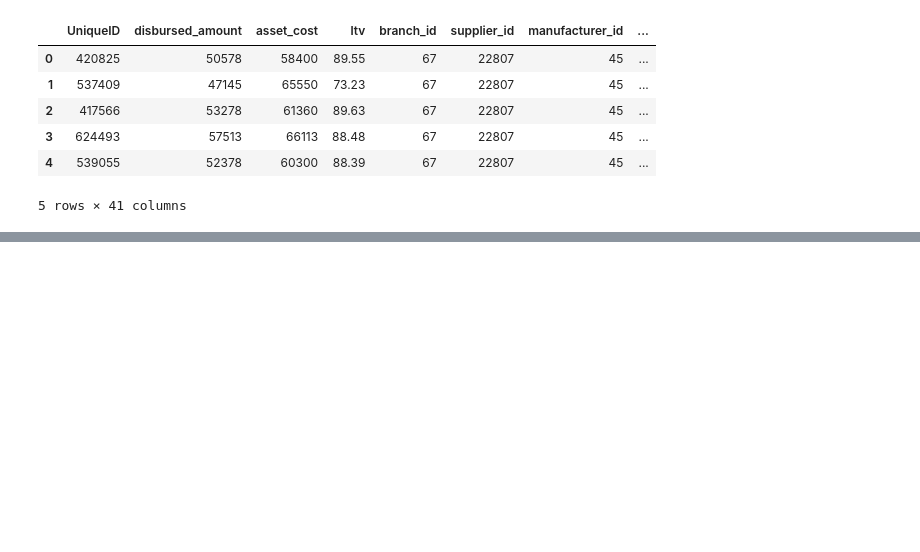
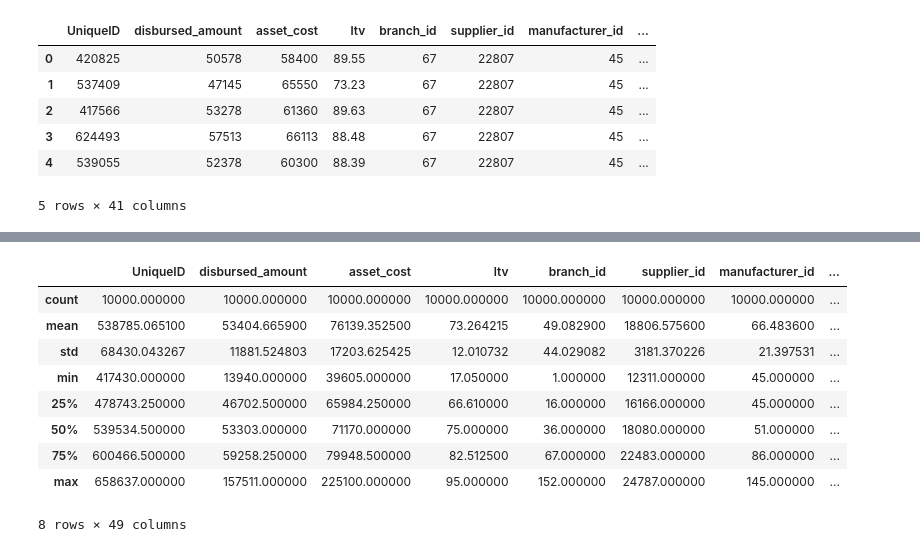
Before and after one commit to kavinsrinaath/Vehicle_Loan_Default_Prediction, a Jupyter notebook: Notebooks/junk.ipynb, the cells around one changed output, grey strips where cells are left out. Drawn from its saved outputs; the diff is of its cells as text; code cells hidden in the pictures; blank space fills up the shorter version.

```diff
--- a/Notebooks/junk.ipynb
+++ b/Notebooks/junk.ipynb
@@ -117,3 +81,16 @@ memory usage: 3.3+ MB
+# %%
+df.describe()
+# %% [output]
+|  | UniqueID | disbursed_amount | asset_cost | ltv | branch_id | supplier_id | manufacturer_id | ... |
+| count | 10000.000000 | 10000.000000 | 10000.000000 | 10000.000000 | 10000.000000 | 10000.000000 | 10000.000000 | ... |
+| mean | 538785.065100 | 53404.665900 | 76139.352500 | 73.264215 | 49.082900 | 18806.575600 | 66.483600 | ... |
+| std | 68430.043267 | 11881.524803 | 17203.625425 | 12.010732 | 44.029082 | 3181.370226 | 21.397531 | ... |
+| min | 417430.000000 | 13940.000000 | 39605.000000 | 17.050000 | 1.000000 | 12311.000000 | 45.000000 | ... |
+| 25% | 478743.250000 | 46702.500000 | 65984.250000 | 66.610000 | 16.000000 | 16166.000000 | 45.000000 | ... |
+| 50% | 539534.500000 | 53303.000000 | 71170.000000 | 75.000000 | 36.000000 | 18080.000000 | 51.000000 | ... |
+| 75% | 600466.500000 | 59258.250000 | 79948.500000 | 82.512500 | 67.000000 | 22483.000000 | 86.000000 | ... |
+| max | 658637.000000 | 157511.000000 | 225100.000000 | 95.000000 | 152.000000 | 24787.000000 | 145.000000 | ... |
+8 rows × 49 columns
 # %%
 #imbalanced data
 fig = px.pie(df, names='labels')
```
Also changed, not shown: parts of 26 cells of this notebook.
